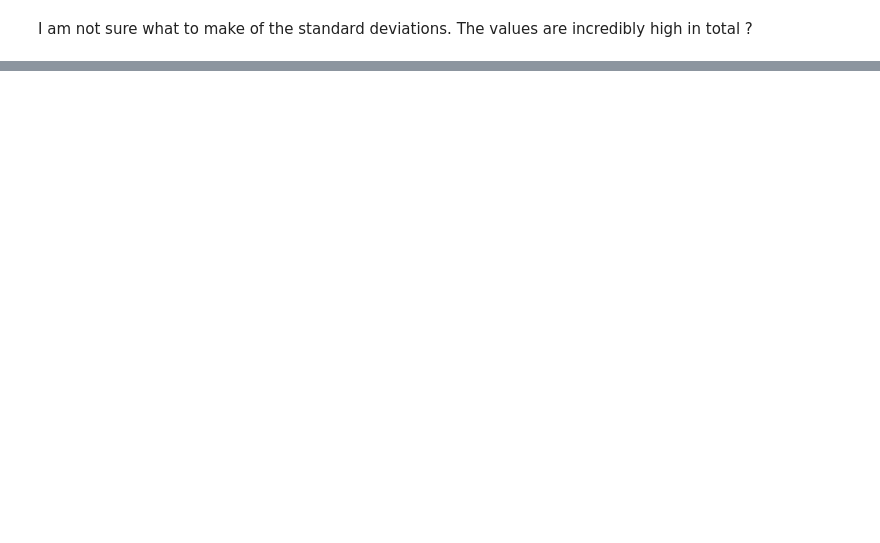
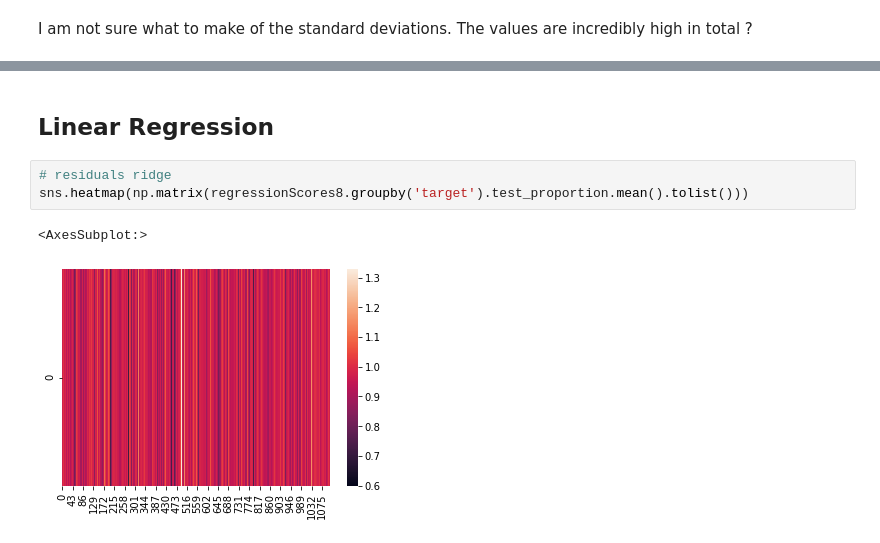
Before and after one commit to antschum/thesis, a Jupyter notebook: Analysis.ipynb, the cells around one changed output, grey strips where cells are left out. Drawn from its saved outputs; the diff is of its cells as text; blank space fills up the shorter version.

```diff
--- a/Analysis.ipynb
+++ b/Analysis.ipynb
@@ -83,0 +177,8 @@ In the following I will look at L1 regularized linear regression.
+# %% [markdown]
+## Linear Regression
+# %%
+# residuals ridge
+sns.heatmap(np.matrix(regressionScores8.groupby('target').test_proportion.mean().tolist()))
+# %% [output]
+<AxesSubplot:>
+[figure, added]
```
Also changed, not shown: parts of 41 cells of this notebook, 1 other file.
